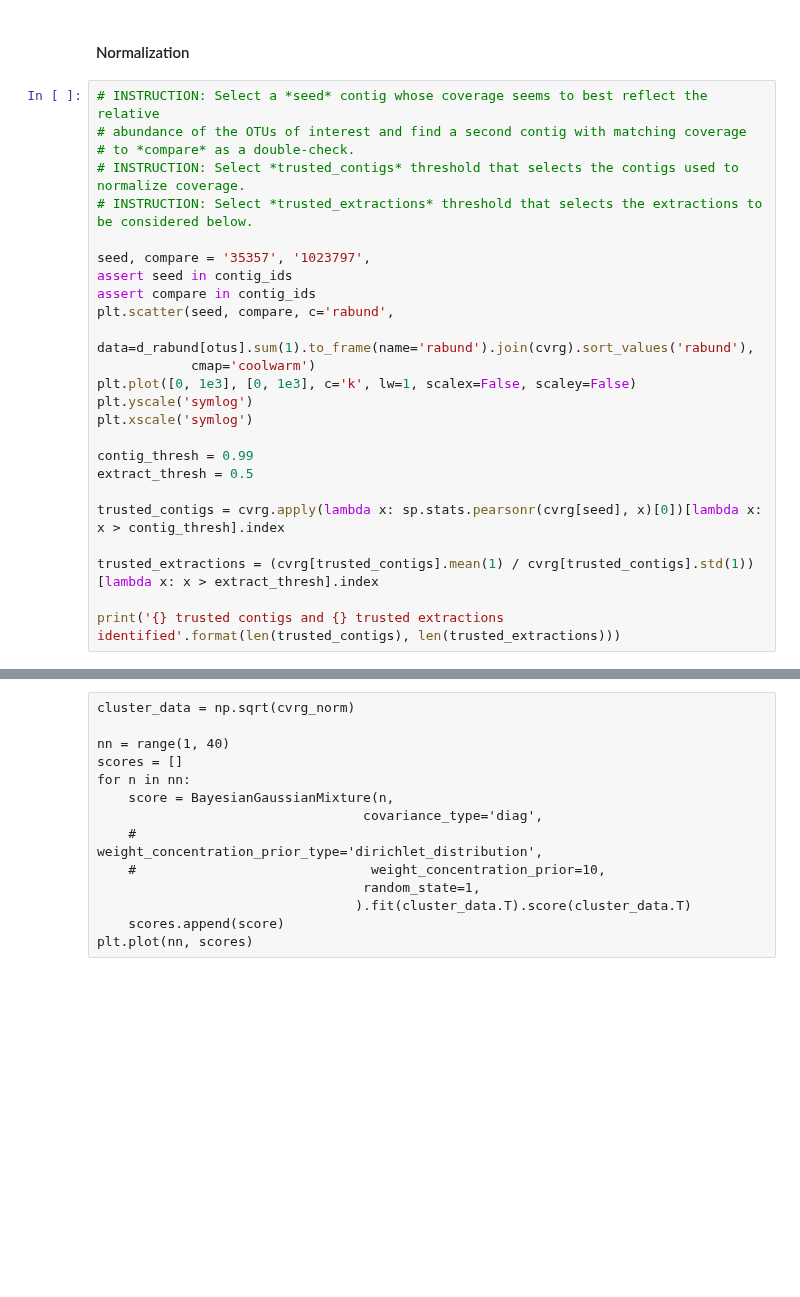
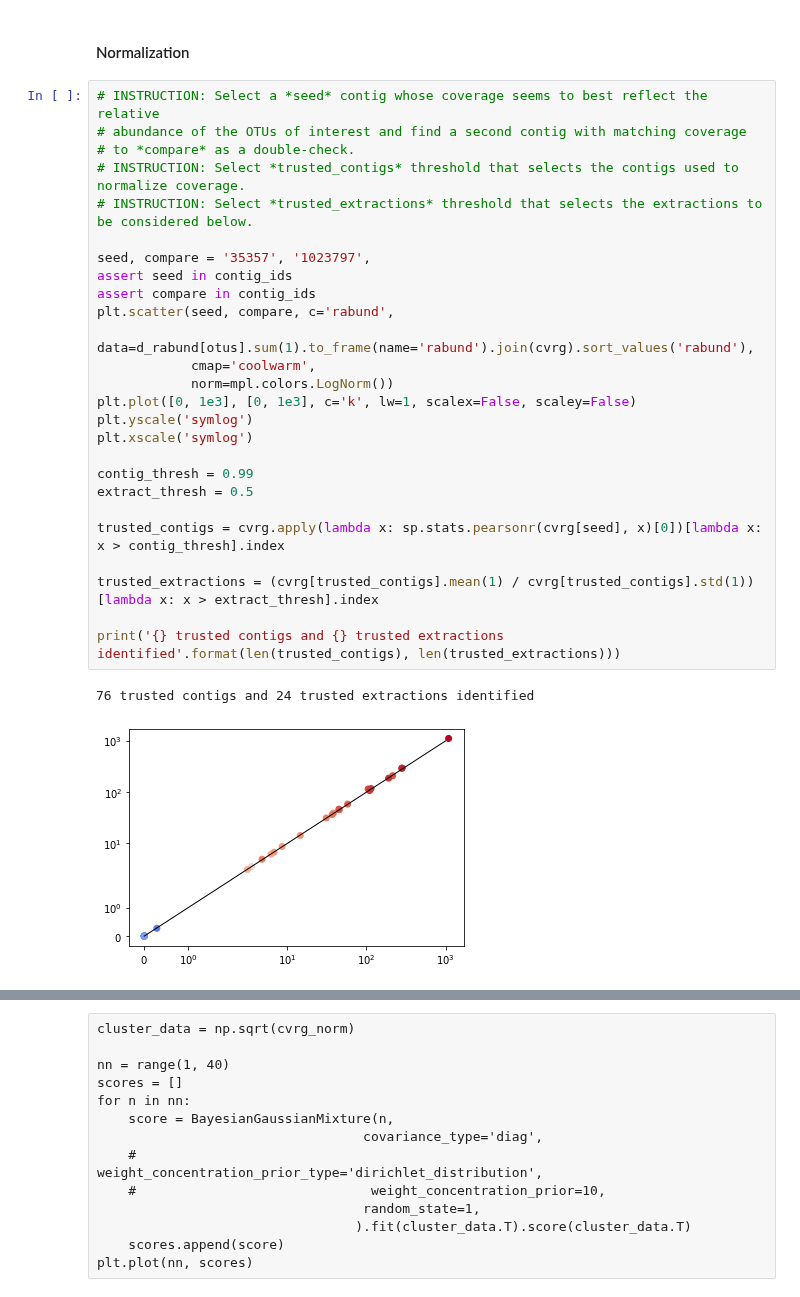
Before and after one commit to bsmith89/longev-mgen, a Jupyter notebook: nb/metabinning_and_strain_variation_muribaculaceae.ipynb, the cells around one changed output, grey strips where cells are left out. Drawn from its saved outputs; the diff is of its cells as text; blank space fills up the shorter version.

```diff
--- a/nb/metabinning_and_strain_variation_muribaculaceae.ipynb
+++ b/nb/metabinning_and_strain_variation_muribaculaceae.ipynb
@@ -471,28 +591,32 @@ contig_meta[lambda x: x.bin_id == 'bin00225'].sort_values('length', ascending=Fa
 # %%
 # INSTRUCTION: Select a *seed* contig whose coverage seems to best reflect the relative
 # abundance of the OTUs of interest and find a second contig with matching coverage
 # to *compare* as a double-check.
 # INSTRUCTION: Select *trusted_contigs* threshold that selects the contigs used to normalize coverage.
 # INSTRUCTION: Select *trusted_extractions* threshold that selects the extractions to be considered below.
 
 seed, compare = '35357', '1023797',
 assert seed in contig_ids
 assert compare in contig_ids
 plt.scatter(seed, compare, c='rabund',
             data=d_rabund[otus].sum(1).to_frame(name='rabund').join(cvrg).sort_values('rabund'),
-            cmap='coolwarm')
+            cmap='coolwarm',
+            norm=mpl.colors.LogNorm())
 plt.plot([0, 1e3], [0, 1e3], c='k', lw=1, scalex=False, scaley=False)
 plt.yscale('symlog')
 plt.xscale('symlog')
 
 contig_thresh = 0.99
 extract_thresh = 0.5
 
 trusted_contigs = cvrg.apply(lambda x: sp.stats.pearsonr(cvrg[seed], x)[0])[lambda x: x > contig_thresh].index
 
 trusted_extractions = (cvrg[trusted_contigs].mean(1) / cvrg[trusted_contigs].std(1))[lambda x: x > extract_thresh].index
 
 print('{} trusted contigs and {} trusted extractions identified'.format(len(trusted_contigs), len(trusted_extractions)))
+# %% [output]
+76 trusted contigs and 24 trusted extractions identified
+[figure, added]
 # %%
 cvrg_norm = cvrg.div(cvrg[trusted_contigs].mean(1), axis=0)
 _ = plt.hist(np.log(cvrg_norm.mean()), bins=np.linspace(-4, 6), label='with_untrusted', alpha=0.8)
```
Also changed, not shown: parts of 98 cells of this notebook, 8 other files.
